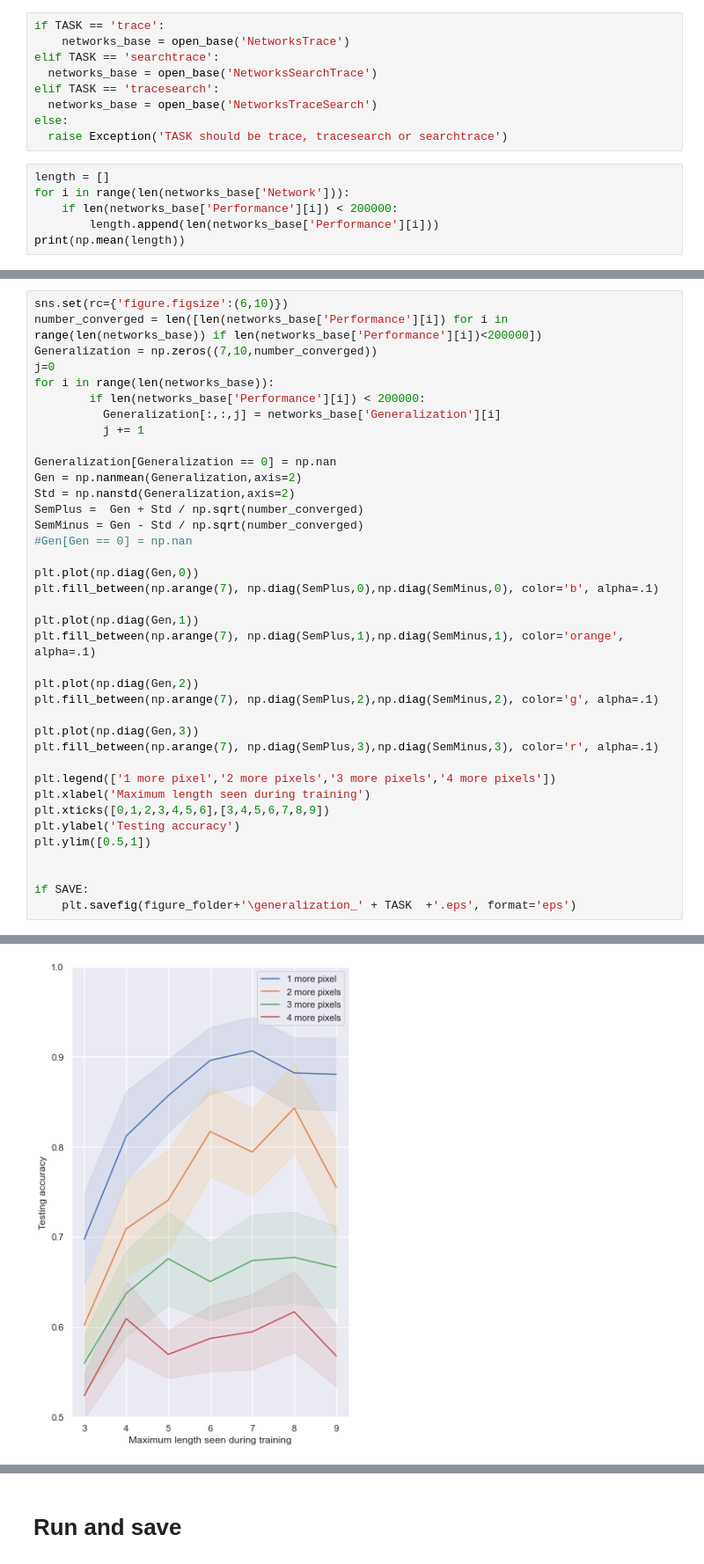
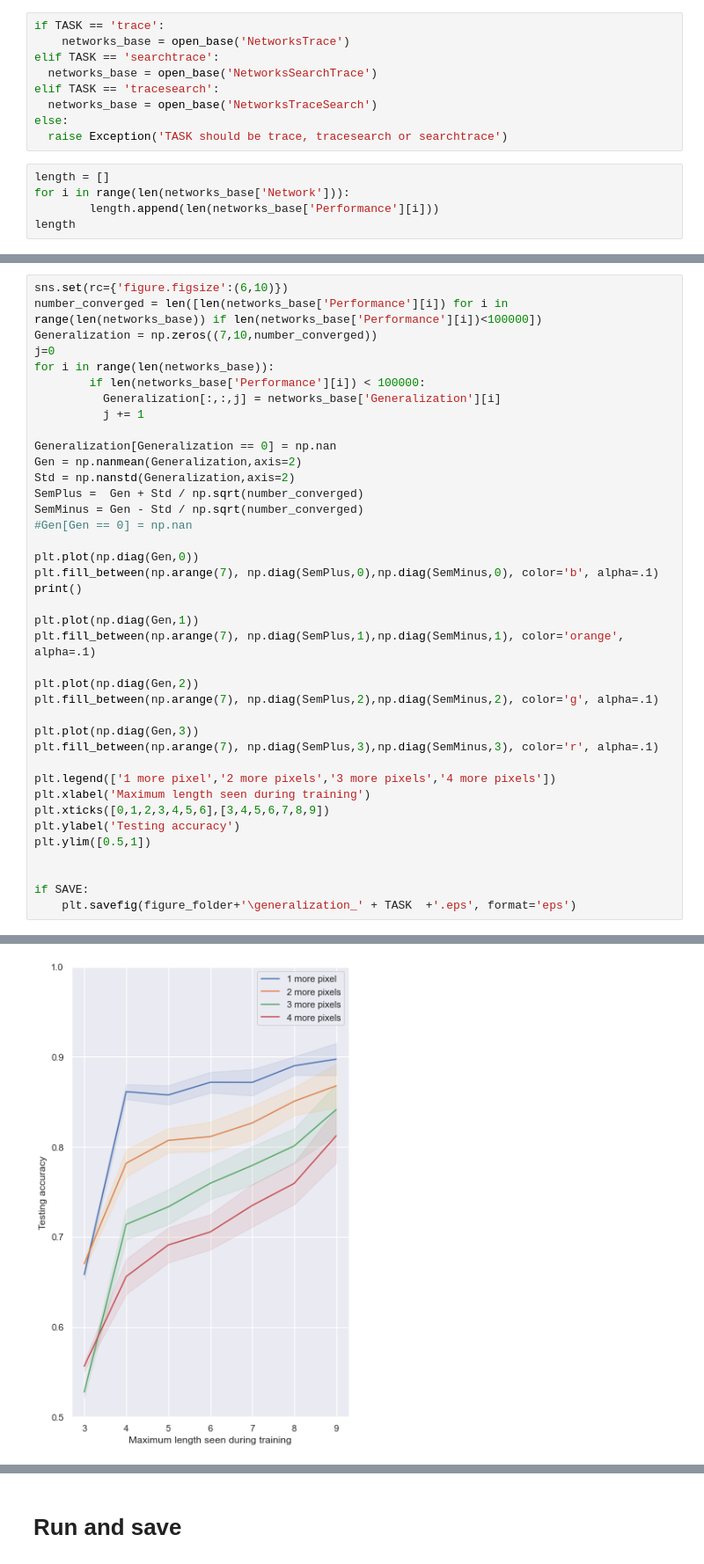
Before and after one commit to samimol/Visual-Routines, a Jupyter notebook: FinalAnalysis.ipynb, the cells around one changed output, grey strips where cells are left out. Shown: that part at 88% size. Cells and saved outputs as stored; diff of their text form.

```diff
--- a/FinalAnalysis.ipynb
+++ b/FinalAnalysis.ipynb
@@ -80,7 +80,6 @@ else:
 # %%
 length = []
 for i in range(len(networks_base['Network'])):
-    if len(networks_base['Performance'][i]) < 200000:
         length.append(len(networks_base['Performance'][i]))
-print(np.mean(length))
+length
 # %% [output]
@@ -91,10 +105,10 @@ Generalization
 # %%
 sns.set(rc={'figure.figsize':(6,10)})
-number_converged = len([len(networks_base['Performance'][i]) for i in range(len(networks_base)) if len(networks_base['Performance'][i])<200000])
+number_converged = len([len(networks_base['Performance'][i]) for i in range(len(networks_base)) if len(networks_base['Performance'][i])<100000])
 Generalization = np.zeros((7,10,number_converged))
 j=0
 for i in range(len(networks_base)):
-        if len(networks_base['Performance'][i]) < 200000:
+        if len(networks_base['Performance'][i]) < 100000:
           Generalization[:,:,j] = networks_base['Generalization'][i]
           j += 1
 
@@ -107,6 +121,7 @@ SemMinus = Gen - Std / np.sqrt(number_converged)
 
 plt.plot(np.diag(Gen,0))
 plt.fill_between(np.arange(7), np.diag(SemPlus,0),np.diag(SemMinus,0), color='b', alpha=.1)
+print()
 
 plt.plot(np.diag(Gen,1))
 plt.fill_between(np.arange(7), np.diag(SemPlus,1),np.diag(SemMinus,1), color='orange', alpha=.1)
@@ -144 +145 @@ The PostScript backend does not support transparency; partially transparent arti
-[figure, old version]
+[figure, new version]
```
Also changed, not shown: parts of 40 cells of this notebook, 6 other files.
